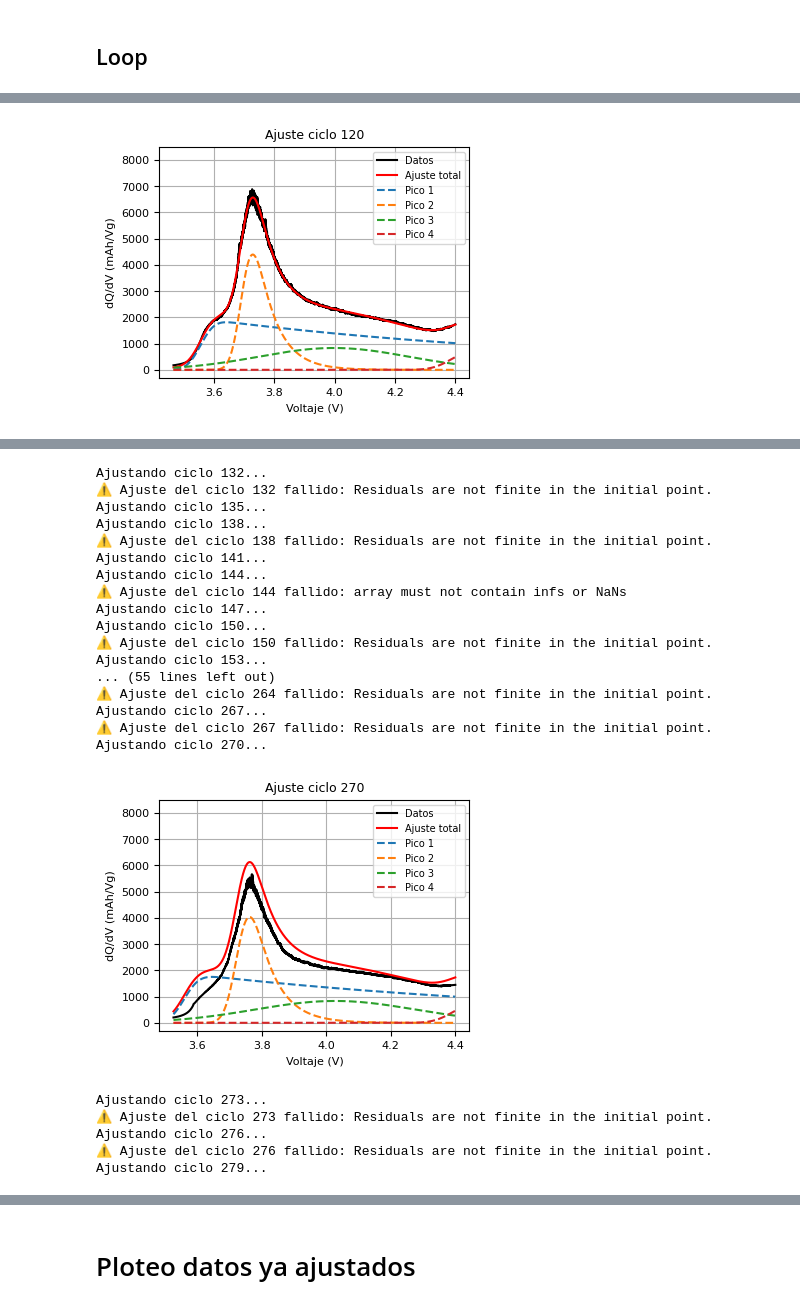
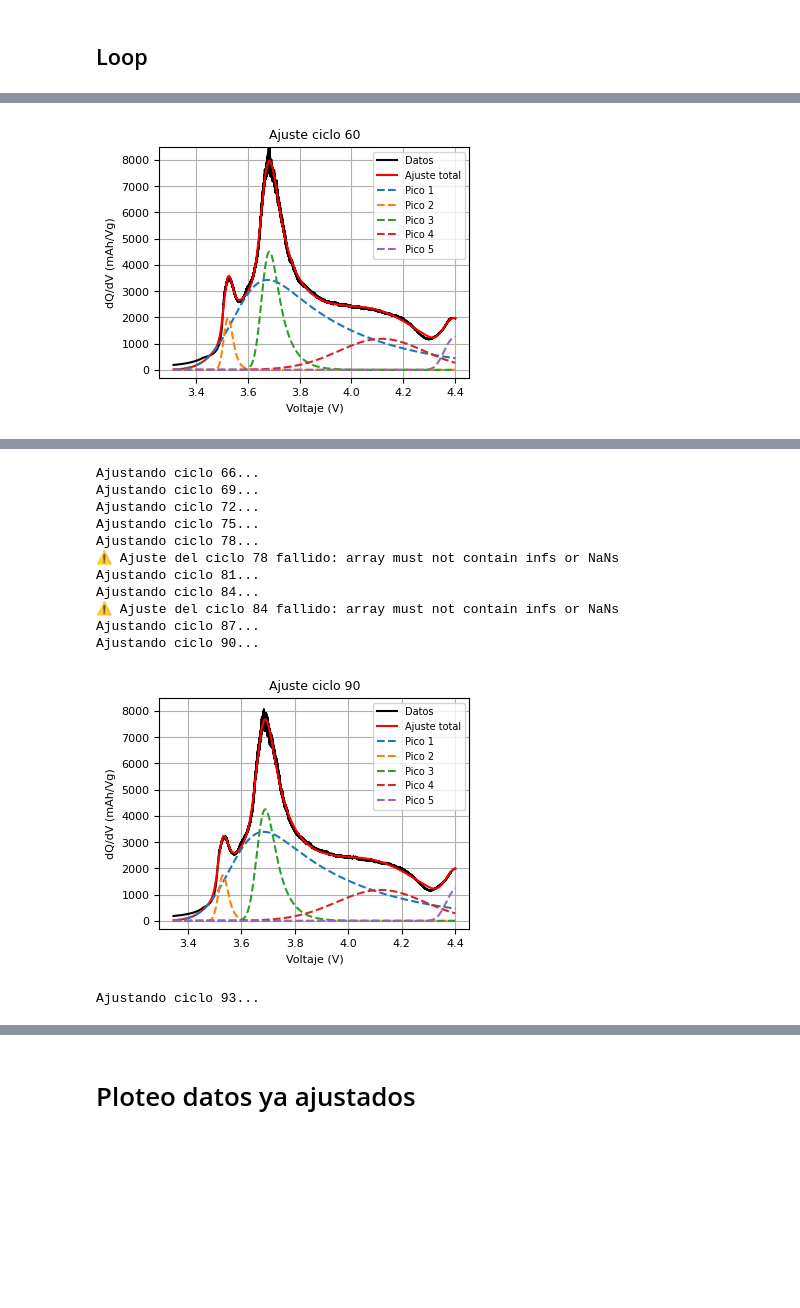
Before and after one commit to majodomenech/proc-icdv, a Jupyter notebook: notebooks/estudio12-dqdv-y-ajustes-45Cparte1-cada3.ipynb, the cells around one changed output, grey strips where cells are left out. Saved outputs shown, nothing was run; the diff lists cells and outputs as text; code cells hidden in the pictures; blank space fills up the shorter version.

```diff
--- a/notebooks/estudio12-dqdv-y-ajustes-45Cparte1-cada3.ipynb
+++ b/notebooks/estudio12-dqdv-y-ajustes-45Cparte1-cada3.ipynb
@@ -93,10 +101,10 @@ dr.plot_dqdv_muchos_wl(ciclos_sel_grafico, dict_ciclos_sep, wl_values=[31,51,71,
 > • ch: (wl = 213, truncar los n=30 puntos iniciales)
 > • dis: (wl = 71 = 153 / 3, truncar los n=10=30/3 puntos finales)
 # %%
-wl_ch = 153
-wl_dis = 51
-n_ch = 30
-n_dis = 10
+wl_ch = 453
+wl_dis = 151
+n_ch = 60
+n_dis = 20
 # %%
 # --- Trunco datos y calculo derivada ---
 
@@ -150,20 +166,21 @@ ft.plot_emg_guess(df_ch, param_guess, x_range=(3.55, 4.45),legend=False)
 # --- Test de ajuste del primer ciclo ---
 
 # Parámetros iniciales por pico
-p_ini_peaks = [(3814.876992578531,3.511462387968619,0.03937649023787247,0.6691095124684828), # Formato: (amplitud, media, sigma, lambda)
-               (747.9674505882472,3.666574425627915,0.024883050612290222,11.536277795861313),
-               (80.48153481362431,4.036148935044482,0.09212835375737331,49.99999989793321),
-               (120.28718521872311,4.3411875947661995,0.04625798093742598,7.141221047103965)]
+p_ini_peaks = [(2440, 3.57, 0.15, 1.60279214), # Formato: (amplitud, media, sigma, lambda)
+                (280, 3.49517494e+00, 0.015, 15),
+                (5.98322012e+02, 3.64652378e+00, 2.30939316e-02, 1.73044167e+01),
+                (1.20722302e+02, 4.06238804e+00, 9.86725905e-02, 7.49999998e+01),
+                (1.80430778e+02, 4.34043541e+00, 2.39043565e-02, 6.48978323e+00)]
 p_ini_peaks_flat = np.array(p_ini_peaks).flatten()
 n_peaks = len(p_ini_peaks)
 
 # Bounds de los parámetros
 config_bounds = {
-    'perc_a': 0.5,           # porcentaje de variación permitido para la amplitud
-    'perc_mu': 0.5,
-    'perc_sigma': 0.5,
-    'perc_lambda': 0.5,
-    'restricciones_mu': {2: (3.5, 4.45), 3: (3.5, 4.45)}      # restricción de rango
+    'perc_a': 0.9,           # porcentaje de variación permitido para la amplitud
+    'perc_mu': 0.9,
+    'perc_sigma': 0.9,
+    'perc_lambda': 0.9,
+    #'restricciones_mu': {2: (3.5, 4.45), 3: (3.5, 4.45)}      # restricción de rango
 }
 bounds_emg = ft.construir_bounds(p_ini_peaks_flat, n_peaks, config_bounds)
 
@@ -195,21 +213,22 @@ ciclos_graficar = [c for c in ciclos_ajustar if c == 21 or c % 10 == 0]
 
 
 # Parámetros iniciales por pico
-p_ini_peaks = [(3814.876992578531,3.511462387968619,0.03937649023787247,0.6691095124684828), # Formato: (amplitud, media, sigma, lambda)
-               (747.9674505882472,3.666574425627915,0.024883050612290222,11.536277795861313),
-               (80.48153481362431,4.036148935044482,0.09212835375737331,49.99999989793321),
-               (120.28718521872311,4.3411875947661995,0.04625798093742598,7.141221047103965)]
+p_ini_peaks = [(2440, 3.57, 0.15, 1.60279214), # Formato: (amplitud, media, sigma, lambda)
+                (280, 3.49517494e+00, 0.015, 15),
+                (5.98322012e+02, 3.64652378e+00, 2.30939316e-02, 1.73044167e+01),
+                (1.20722302e+02, 4.06238804e+00, 9.86725905e-02, 7.49999998e+01),
+                (1.80430778e+02, 4.34043541e+00, 2.39043565e-02, 6.48978323e+00)]
 
 p_ini_peaks_flat = np.array(p_ini_peaks).flatten() # aplanado
 n_peaks = len(p_ini_peaks)
 
 # Bounds de los parámetros 1er ajuste
-config_bounds = {
+config_bounds_ini = {
     'perc_a': 0.2,           # porcentaje de variación permitido para la amplitud
     'perc_mu': 0.2,
     'perc_sigma': 0.2,
     'perc_lambda': 0.2,
-    'restricciones_mu': {2: (3.5, 4.45), 3: (3.5, 4.45)}      # restricción de rango
+    #'restricciones_mu': {2: (3.5, 4.45), 3: (3.5, 4.45)}      # restricción de rango
 }
 bounds_emg_ini = ft.construir_bounds(p_ini_peaks_flat, n_peaks, config_bounds_ini)
 
@@ -219,7 +238,7 @@ config_bounds_loop = {
     'perc_mu': 0.9,
     'perc_sigma': 0.9,
     'perc_lambda': 0.9,
-    'restricciones_mu': {2: (3.5, 4.45), 3: (3.5, 4.45)}      # restricción de rango
+    #'restricciones_mu': {2: (3.5, 4.45), 3: (3.5, 4.45)}      # restricción de rango
 }
 bounds_emg_loop = ft.construir_bounds(p_ini_peaks_flat, n_peaks, config_bounds_loop)
 # ----------------------------------------------------------------------------------------------
@@ -277 +287 @@ Ajustando ciclo 120...
-[figure, old version]
+[figure, new version]
@@ -283,23 +289,13 @@ Ajustando ciclo 129...
-Ajustando ciclo 132...
-⚠️ Ajuste del ciclo 132 fallido: Residuals are not finite in the initial point.
-Ajustando ciclo 135...
-Ajustando ciclo 138...
-⚠️ Ajuste del ciclo 138 fallido: Residuals are not finite in the initial point.
-Ajustando ciclo 141...
-Ajustando ciclo 144...
-⚠️ Ajuste del ciclo 144 fallido: array must not contain infs or NaNs
-Ajustando ciclo 147...
-Ajustando ciclo 150...
-⚠️ Ajuste del ciclo 150 fallido: Residuals are not finite in the initial point.
-Ajustando ciclo 153...
-... (55 lines left out)
-⚠️ Ajuste del ciclo 264 fallido: Residuals are not finite in the initial point.
-Ajustando ciclo 267...
-⚠️ Ajuste del ciclo 267 fallido: Residuals are not finite in the initial point.
-Ajustando ciclo 270...
+Ajustando ciclo 66...
+Ajustando ciclo 69...
+Ajustando ciclo 72...
+Ajustando ciclo 75...
+Ajustando ciclo 78...
+⚠️ Ajuste del ciclo 78 fallido: array must not contain infs or NaNs
+Ajustando ciclo 81...
+Ajustando ciclo 84...
+⚠️ Ajuste del ciclo 84 fallido: array must not contain infs or NaNs
+Ajustando ciclo 87...
+Ajustando ciclo 90...
-[figure, old version]
+[figure, new version]
-Ajustando ciclo 273...
-⚠️ Ajuste del ciclo 273 fallido: Residuals are not finite in the initial point.
-Ajustando ciclo 276...
-⚠️ Ajuste del ciclo 276 fallido: Residuals are not finite in the initial point.
-Ajustando ciclo 279...
+Ajustando ciclo 93...
```
Also changed, not shown: parts of 14 cells of this notebook, 3 other files.
